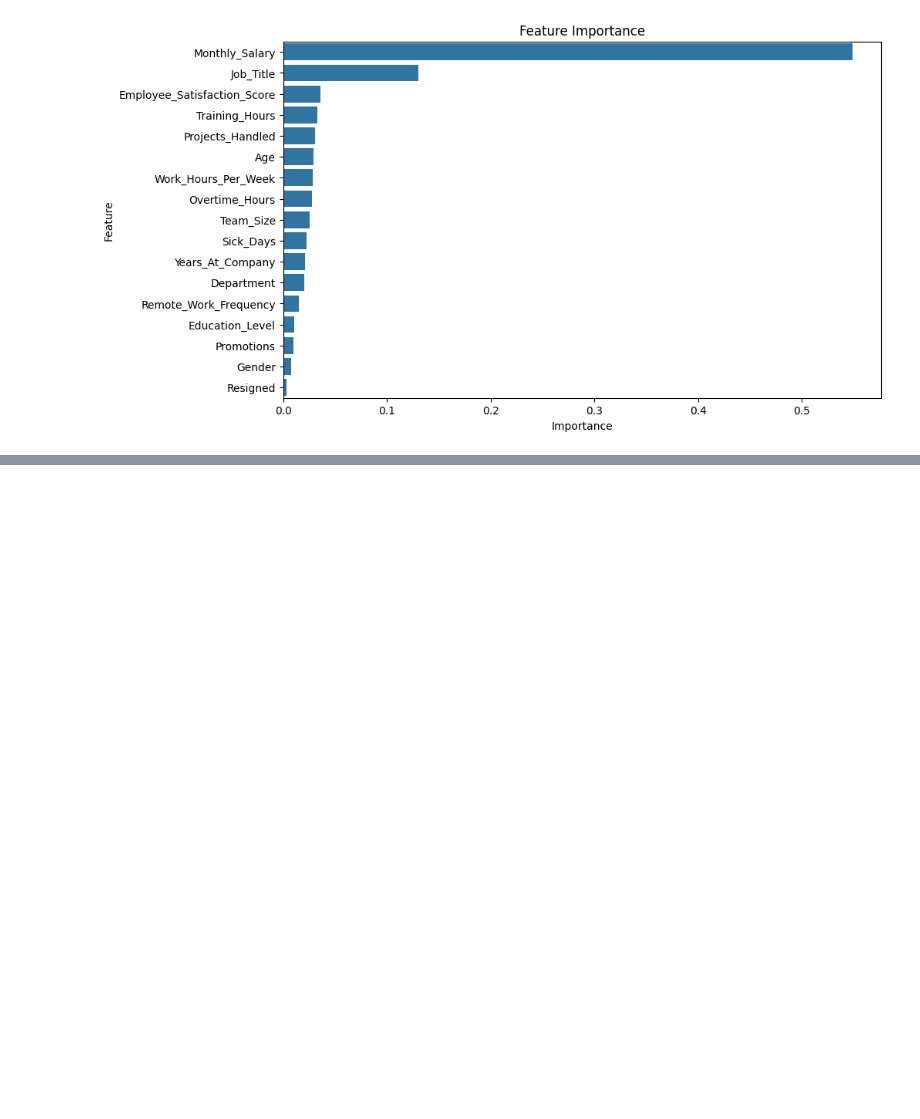
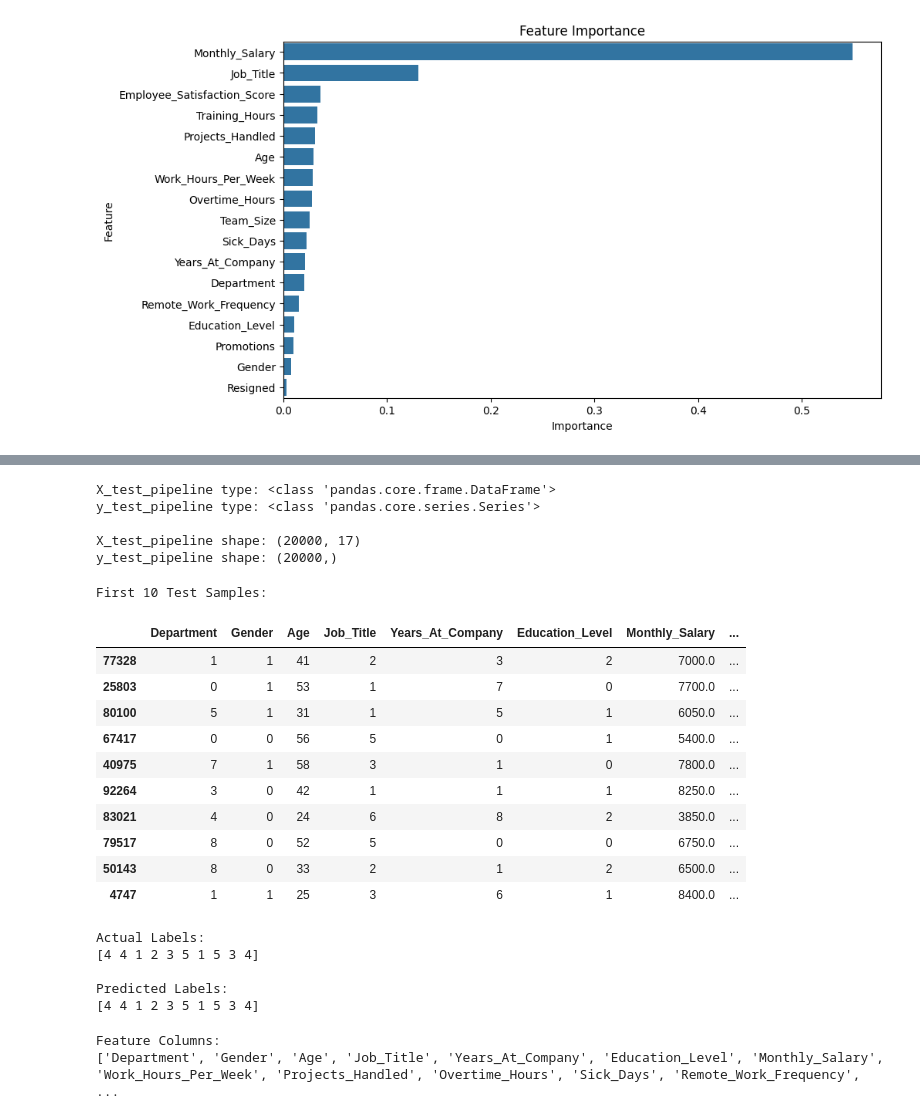
Before and after one commit to zain2262/Employee-Performance-Prediction-System, a Jupyter notebook: train_model.ipynb, the cells around one changed output, grey strips where cells are left out. Saved outputs shown, nothing was run; the diff lists cells and outputs as text; code cells hidden in the pictures; blank space fills up the shorter version.

Commit message:
Update employee performance prediction system

```diff
--- a/train_model.ipynb
+++ b/train_model.ipynb
@@ -444,0 +831,12 @@ plt.show()
+# %%
+# Split data into training and testing sets
+X_train_pipeline, X_test_pipeline, y_train_pipeline, y_test_pipeline = train_test_split(
+    X,
+    y,
+    test_size=0.2,
+    random_state=42,
+    stratify=y
+)
+
+print("Training samples:", len(X_train_pipeline))
+print("Testing samples:", len(X_test_pipeline))
@@ -444,0 +846,5 @@ plt.show()
+# %%
+# Train the complete pipeline
+pipeline.fit(X_train_pipeline, y_train_pipeline)
+
+print("Pipeline trained successfully! ✅")
@@ -444,0 +853,11 @@ plt.show()
+# %%
+# Make predictions using the trained pipeline
+pipeline_predictions = pipeline.predict(X_test_pipeline)
+
+# Calculate accuracy
+pipeline_accuracy = accuracy_score(
+    y_test_pipeline,
+    pipeline_predictions
+)
+
+print(f"Pipeline Accuracy: {pipeline_accuracy:.4f}")
@@ -444,0 +937,46 @@ plt.show()
+# %%
+print("X_test_pipeline type:", type(X_test_pipeline))
+print("y_test_pipeline type:", type(y_test_pipeline))
+
+print("\nX_test_pipeline shape:", X_test_pipeline.shape)
+print("y_test_pipeline shape:", y_test_pipeline.shape)
+# %% [output]
+X_test_pipeline type: <class 'pandas.core.frame.DataFrame'>
+y_test_pipeline type: <class 'pandas.core.series.Series'>
+
+X_test_pipeline shape: (20000, 17)
+y_test_pipeline shape: (20000,)
+# %%
+# Show the first 10 actual test samples
+print("First 10 Test Samples:")
+display(X_test_pipeline.head(10))
+
+print("\nActual Labels:")
+print(y_test_pipeline.head(10).values)
+
+print("\nPredicted Labels:")
+print(pipeline_predictions[:10])
+# %% [output]
+First 10 Test Samples:
+|  | Department | Gender | Age | Job_Title | Years_At_Company | Education_Level | Monthly_Salary | ... |
+| 77328 | 1 | 1 | 41 | 2 | 3 | 2 | 7000.0 | ... |
+| 25803 | 0 | 1 | 53 | 1 | 7 | 0 | 7700.0 | ... |
+| 80100 | 5 | 1 | 31 | 1 | 5 | 1 | 6050.0 | ... |
+| 67417 | 0 | 0 | 56 | 5 | 0 | 1 | 5400.0 | ... |
+| 40975 | 7 | 1 | 58 | 3 | 1 | 0 | 7800.0 | ... |
+| 92264 | 3 | 0 | 42 | 1 | 1 | 1 | 8250.0 | ... |
+| 83021 | 4 | 0 | 24 | 6 | 8 | 2 | 3850.0 | ... |
+| 79517 | 8 | 0 | 52 | 5 | 0 | 0 | 6750.0 | ... |
+| 50143 | 8 | 0 | 33 | 2 | 1 | 2 | 6500.0 | ... |
+| 4747 | 1 | 1 | 25 | 3 | 6 | 1 | 8400.0 | ... |
+Actual Labels:
+[4 4 1 2 3 5 1 5 3 4]
+
+Predicted Labels:
+[4 4 1 2 3 5 1 5 3 4]
+# %%
+print("Feature Columns:")
+print(list(X_test_pipeline.columns))
+# %% [output]
+Feature Columns:
+['Department', 'Gender', 'Age', 'Job_Title', 'Years_At_Company', 'Education_Level', 'Monthly_Salary', 'Work_Hours_Per_Week', 'Projects_Handled', 'Overtime_Hours', 'Sick_Days', 'Remote_Work_Frequency', ...
```
Also changed, not shown: parts of 28 cells of this notebook, 7 other files.
